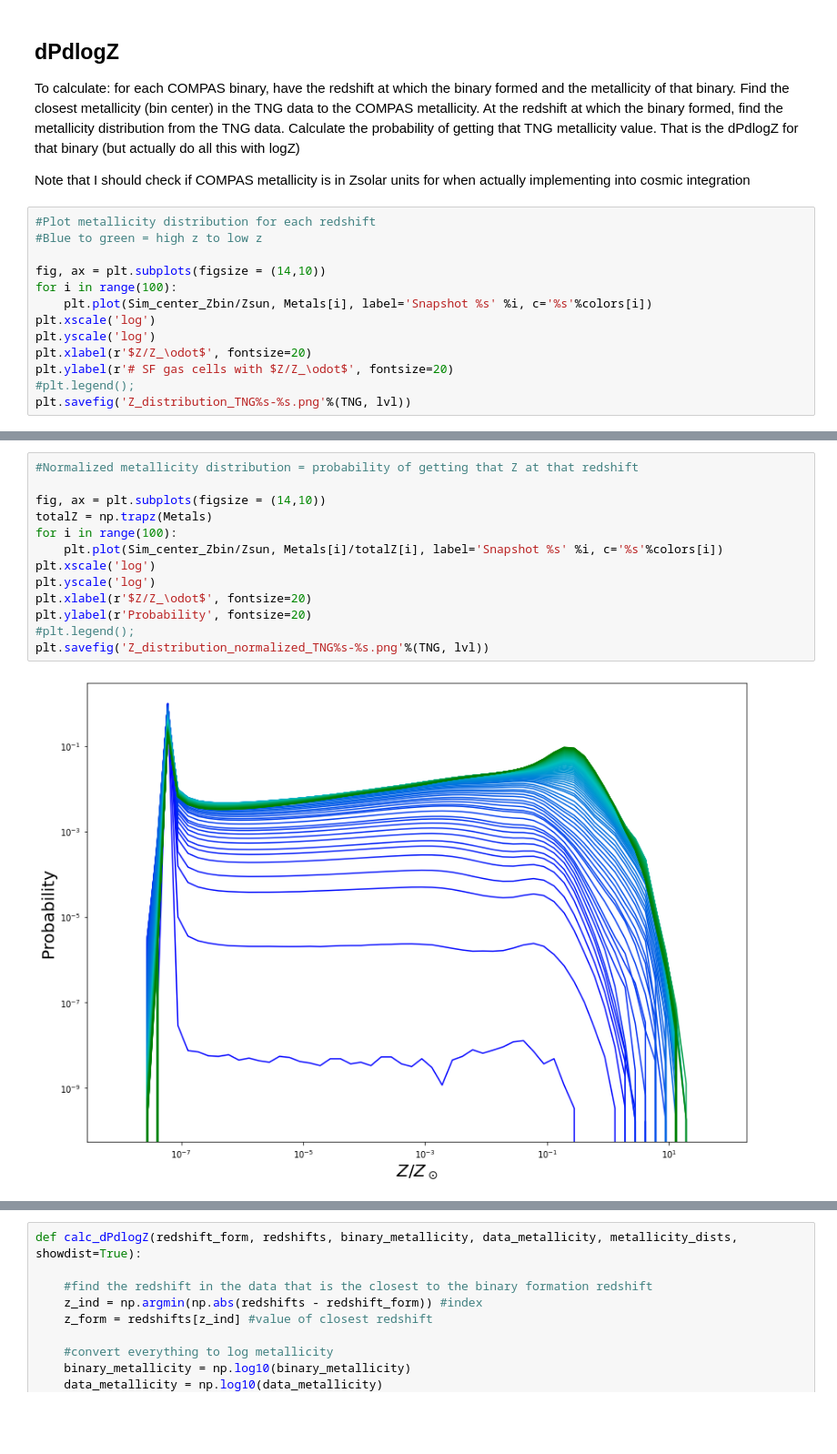
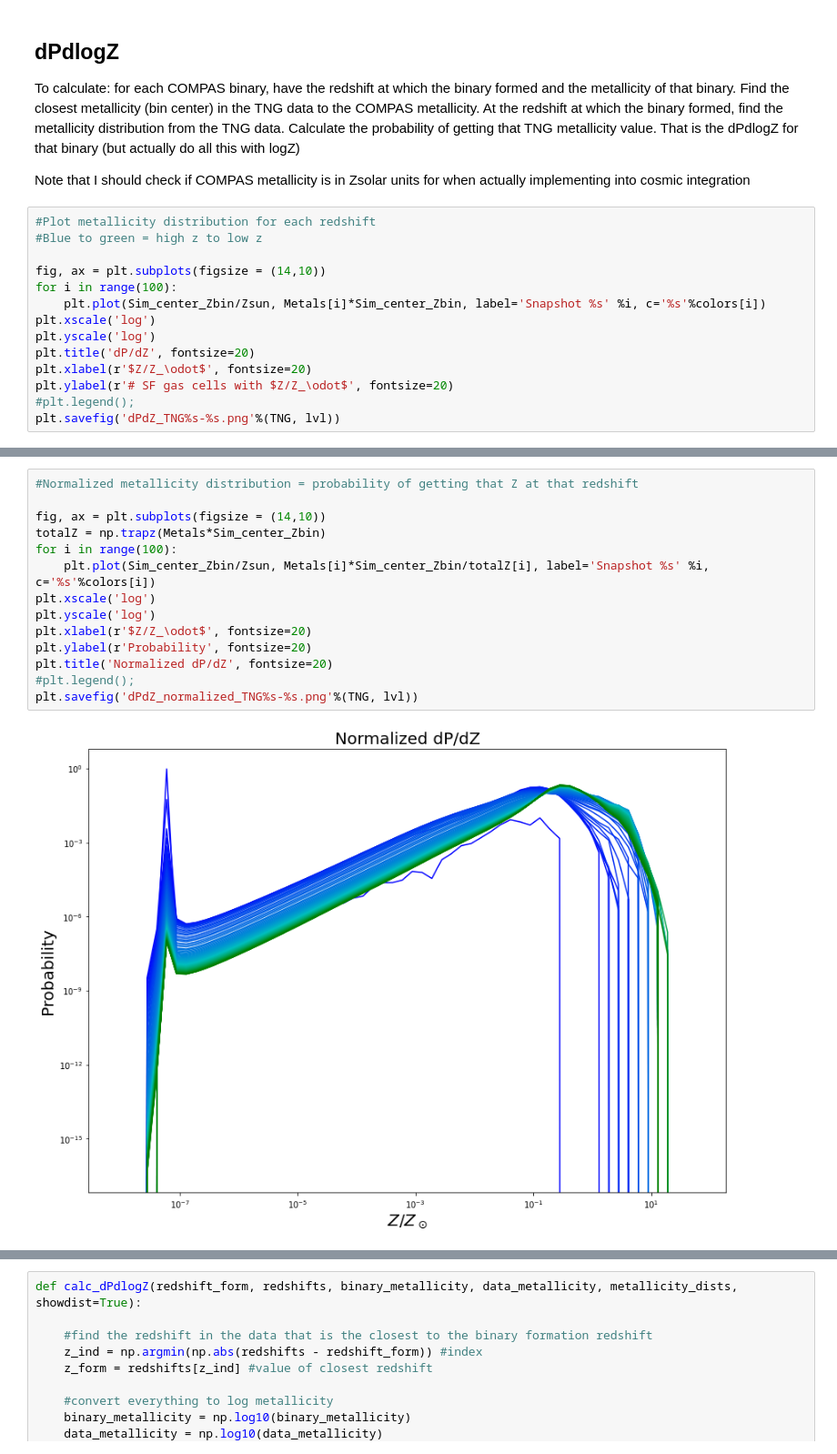
Before and after one commit to sashalvna/Fit_SFRD_TNG, a Jupyter notebook: TNG_data_for_cosmic_integration.ipynb, the cells around one changed output, grey strips where cells are left out. Shown at 91% size. Cells and saved outputs as stored; diff of their text form; blank space fills up the shorter version.

```diff
--- a/TNG_data_for_cosmic_integration.ipynb
+++ b/TNG_data_for_cosmic_integration.ipynb
@@ -240,11 +291,12 @@ Note that I should check if COMPAS metallicity is in Zsolar units for when actua
 
 fig, ax = plt.subplots(figsize = (14,10))
 for i in range(100):
-    plt.plot(Sim_center_Zbin/Zsun, Metals[i], label='Snapshot %s' %i, c='%s'%colors[i])
+    plt.plot(Sim_center_Zbin/Zsun, Metals[i]*Sim_center_Zbin, label='Snapshot %s' %i, c='%s'%colors[i])
 plt.xscale('log')
 plt.yscale('log')
+plt.title('dP/dZ', fontsize=20)
 plt.xlabel(r'$Z/Z_\odot$', fontsize=20)
 plt.ylabel(r'# SF gas cells with $Z/Z_\odot$', fontsize=20)
 #plt.legend();
-plt.savefig('Z_distribution_TNG%s-%s.png'%(TNG, lvl))
+plt.savefig('dPdZ_TNG%s-%s.png'%(TNG, lvl))
 # %% [output]
@@ -252,15 +304,16 @@ plt.savefig('Z_distribution_TNG%s-%s.png'%(TNG, lvl))
 # %%
 #Normalized metallicity distribution = probability of getting that Z at that redshift
 
 fig, ax = plt.subplots(figsize = (14,10))
-totalZ = np.trapz(Metals)
+totalZ = np.trapz(Metals*Sim_center_Zbin)
 for i in range(100):
-    plt.plot(Sim_center_Zbin/Zsun, Metals[i]/totalZ[i], label='Snapshot %s' %i, c='%s'%colors[i])
+    plt.plot(Sim_center_Zbin/Zsun, Metals[i]*Sim_center_Zbin/totalZ[i], label='Snapshot %s' %i, c='%s'%colors[i])
 plt.xscale('log')
 plt.yscale('log')
 plt.xlabel(r'$Z/Z_\odot$', fontsize=20)
 plt.ylabel(r'Probability', fontsize=20)
+plt.title('Normalized dP/dZ', fontsize=20)
 #plt.legend();
-plt.savefig('Z_distribution_normalized_TNG%s-%s.png'%(TNG, lvl))
+plt.savefig('dPdZ_normalized_TNG%s-%s.png'%(TNG, lvl))
 # %% [output]
-[figure, old version]
+[figure, new version]
```
Also changed, not shown: parts of 17 cells of this notebook, 4 other files.
